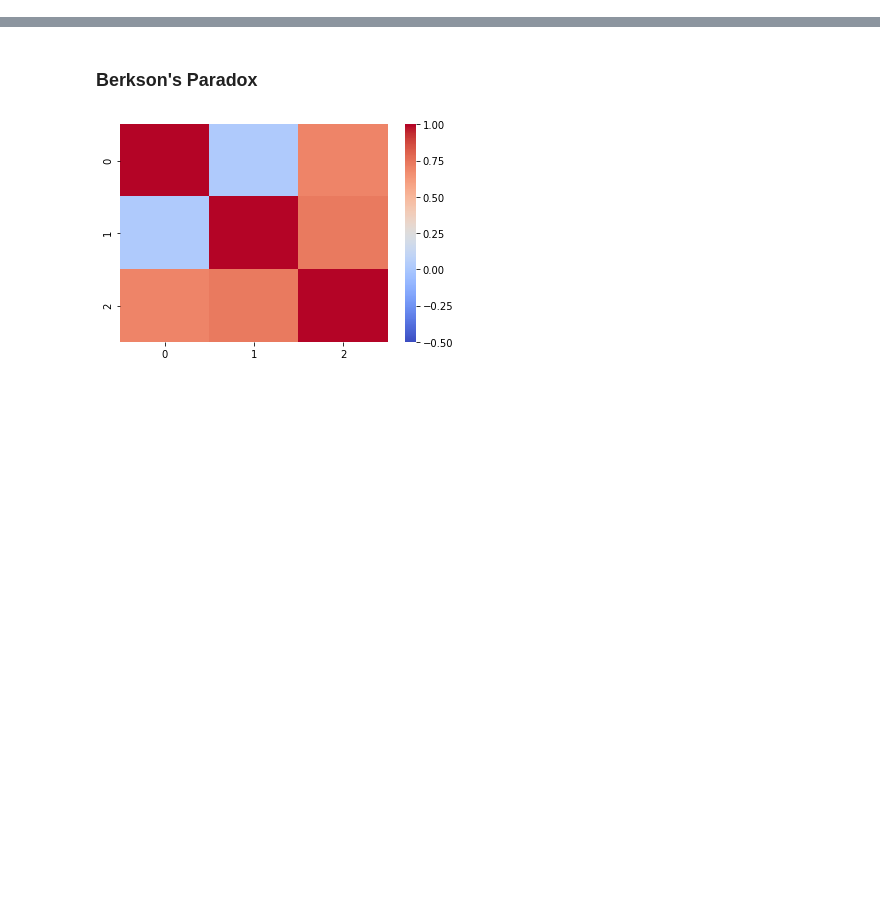
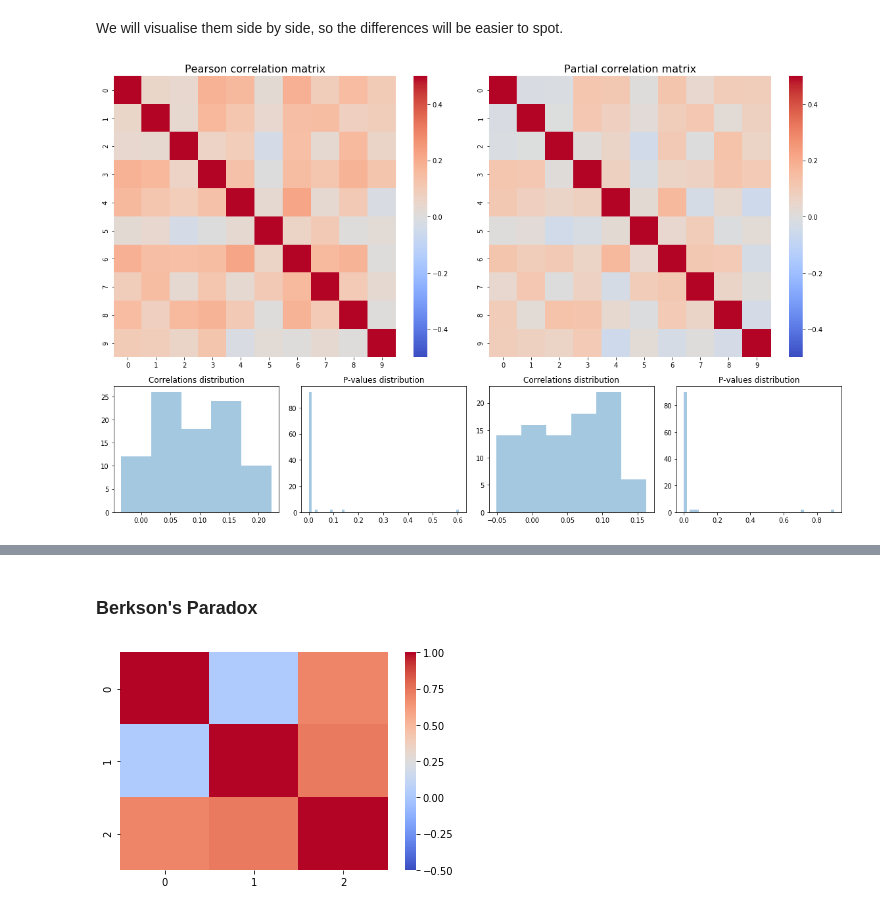
Before and after one commit to cryptofan/FunctionalConnectivity_AoNBrainhackWarsaw, a Jupyter notebook: codes/pearson vs partial.ipynb, the cells around one changed output, grey strips where cells are left out. Cells and saved outputs as stored; diff of their text form; code cells hidden in the pictures; blank space fills up the shorter version.

```diff
--- a/codes/pearson vs partial.ipynb
+++ b/codes/pearson vs partial.ipynb
@@ -104,0 +85,3 @@ plt.suptitle('Partial Correlation', fontsize=18);
+# %%
+true_fc = fc.generate_fc()
+simulated_data = fc.simulate_data(true_fc)
@@ -104,0 +90,10 @@ plt.suptitle('Partial Correlation', fontsize=18);
+# %%
+pearson_sim, pearson_sim_p = fc.pearson_corr(simulated_data)
+# %%
+partial_sim, partial_sim_p = fc.partial_corr(simulated_data)
+# %% [markdown]
+We will visualise them side by side, so the differences will be easier to spot.
+# %%
+corr_sim = plot_corr(pearson_sim, pearson_sim_p, partial_sim, partial_sim_p)
+# %% [output]
+[figure, added]
```
Also changed, not shown: parts of 73 cells of this notebook, 43 other files.
